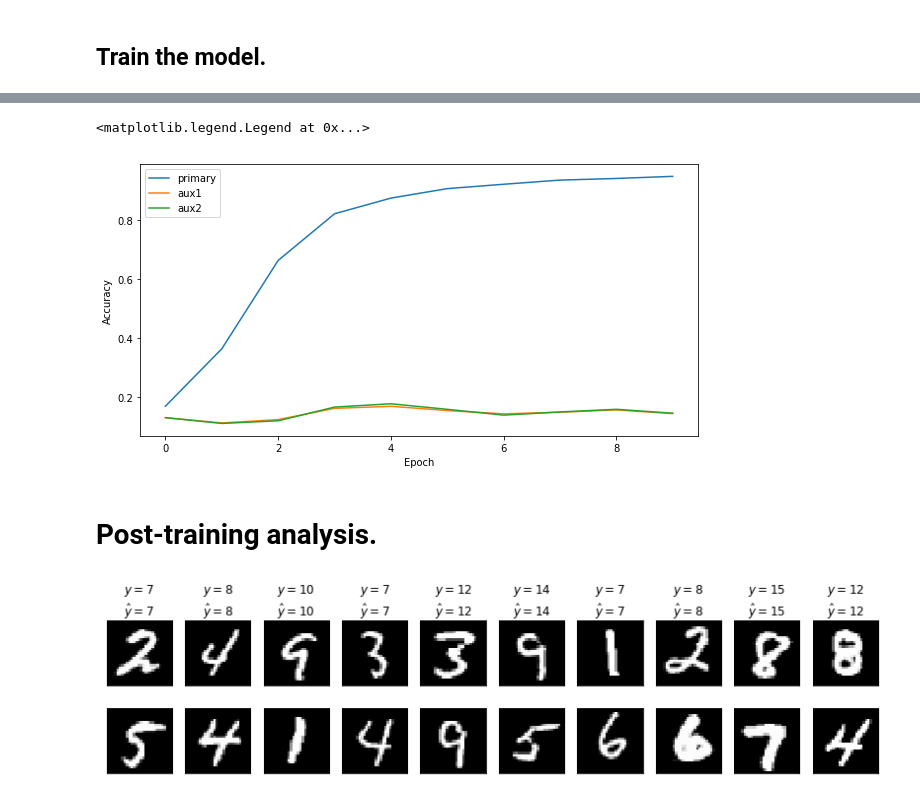
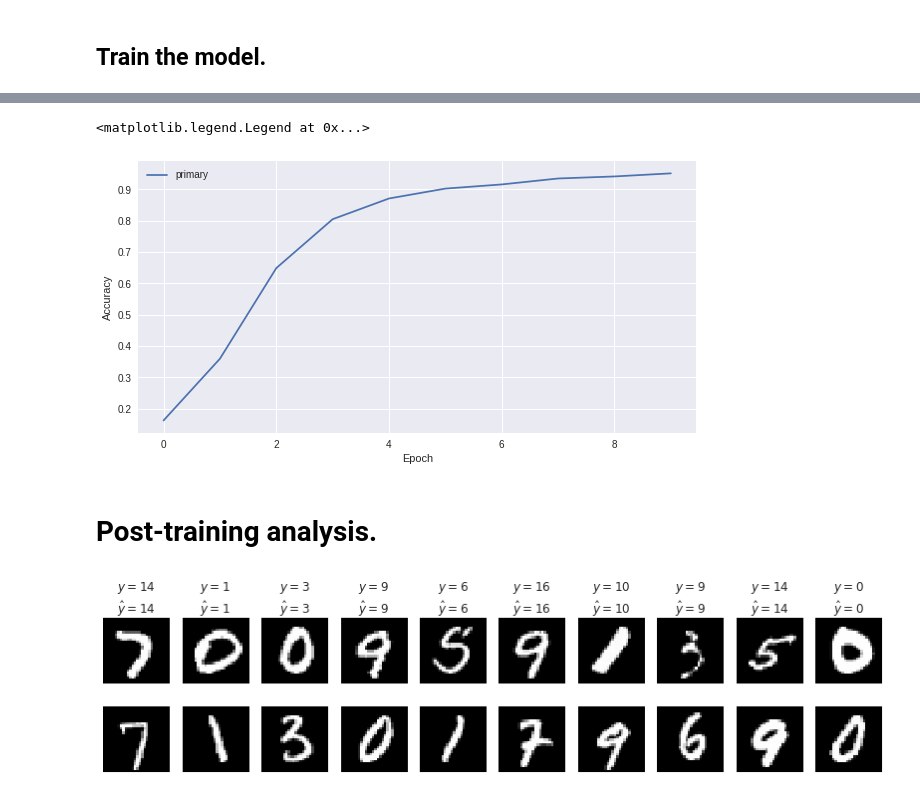
Before and after one commit to peterjsadowski/keras_tutorial, a Jupyter notebook: 2_keras_mnist_advanced.ipynb, the cells around one changed output, grey strips where cells are left out. Saved outputs shown, nothing was run; the diff lists cells and outputs as text; code cells hidden in the pictures.

```diff
--- a/2_keras_mnist_advanced.ipynb
+++ b/2_keras_mnist_advanced.ipynb
@@ -109,9 +110,9 @@ x2 = layer(x2)
 
 # Auxiliary softmax layers try to classify digits.
 # The output of these layers aren't fed into the next layer.
-layer = Dense(10) # These weights are shared.
-aux1  = Activation(activation='softmax', name='aux1')(layer(x1)) # Output layers must be named.
-aux2  = Activation(activation='softmax', name='aux2')(layer(x2))
+#layer = Dense(10) # These weights are shared.
+#aux1  = Activation(activation='softmax', name='aux1')(layer(x1)) # Output layers must be named.
+#aux2  = Activation(activation='softmax', name='aux2')(layer(x2))
 
 # Merge hidden representations.
 #x = merge.Concatenate()([x1, x2])
@@ -122,6 +123,7 @@ x   = Dense(512, activation='relu')(x)
 out = Dense(19, activation='softmax', name='out')(x) # Output layers must be named.
 
 # Create model object that puts it all together.
-model = Model(inputs=[input1, input2], outputs=[out, aux1, aux2])
+#model = Model(inputs=[input1, input2], outputs=[out, aux1, aux2])
+model = Model(inputs=[input1, input2], outputs=[out])
 model.summary()
 # %% [output]
@@ -148,11 +150,8 @@ ________________________________________________________________________________
 optimizer = Adam(lr=0.001, beta_1=0.99, beta_2=0.999, epsilon=1e-08) # Optimization hyperparameters.
 
 model.compile(optimizer=optimizer,
-              loss={'out':'categorical_crossentropy',
-                    'aux1':'categorical_crossentropy',
-                    'aux2':'categorical_crossentropy'},
-              #loss_weights={'out': 1.0, 'aux1': 1.0, 'aux2':1.0}, # Using these auxiliary outputs makes the problem easy.
-              loss_weights={'out': 1.0, 'aux1': 0.0, 'aux2':0.0}, #
+              loss={'out':'categorical_crossentropy'},
+              loss_weights={'out': 1.0}, #
               metrics=['accuracy'])
 # %% [markdown]
 ## Train the model.
@@ -191,15 +187,13 @@ Epoch 10/10
 # %%
 # Plot loss trajectory throughout training.
 plt.figure(1, figsize=(10,5))
-plt.plot(history.history['out_acc'], label='primary')
-plt.plot(history.history['aux1_acc'], label='aux1')
-plt.plot(history.history['aux2_acc'], label='aux2')
+plt.plot(history.history['acc'], label='primary')
 plt.xlabel('Epoch')
 plt.ylabel('Accuracy')
 plt.legend()
 # %% [output]
 <matplotlib.legend.Legend at 0x...>
-[figure, old version]
+[figure, new version]
 # %% [markdown]
 # Post-training analysis.
 # %%
@@ -208,32 +202,32 @@ inputs, outputs = data_valid.__next__()
 plt.figure(1, figsize=(14,3))
 i = 0
 while i < 10:
     inputs, outputs = data_valid.__next__()
     predictions = model.predict(inputs)
     j = 0
     while j < 100:
-        yhat   = predictions[0][j].argmax(axis=-1) # predictions is list: [out, aux1, aux2]
+        yhat   = predictions[j].argmax(axis=-1) # predictions is list: [out, aux1, aux2]
         y      = np.argmax(outputs['out'][j])
         input1 = inputs['input1'][j].reshape(28,28)
         input2 = inputs['input2'][j].reshape(28,28)
         j += 1
         if yhat != y:
             # Prediction was correct. Ignore this example.
             continue
         else:
             # Prediction was incorrect. Show example.
             plt.subplot(2,10,i+1)
             plt.imshow(input1, cmap='gray', interpolation='nearest')
             plt.xticks([])
             plt.yticks([])
             plt.title('Pred=%d' % yhat)
             plt.title('$y=%d$\n$\hat{y}=%d$' % (y,yhat))
             plt.subplot(2,10,10+i+1)
             plt.imshow(input2, cmap='gray', interpolation='nearest')
             plt.xticks([])
             plt.yticks([])
             i += 1
         if not i<10:
             break
 # %% [output]
-[figure, old version]
+[figure, new version]
```
Also changed, not shown: parts of 5 cells of this notebook.
